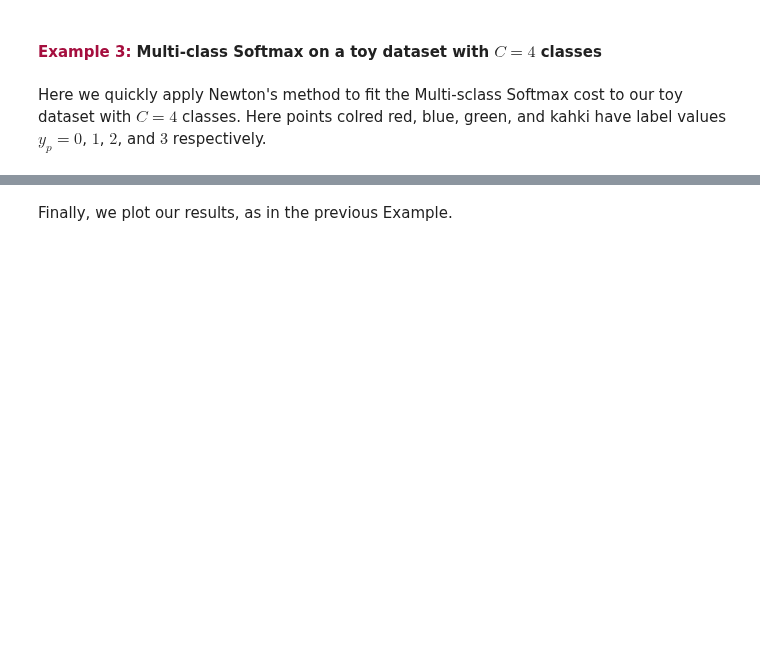
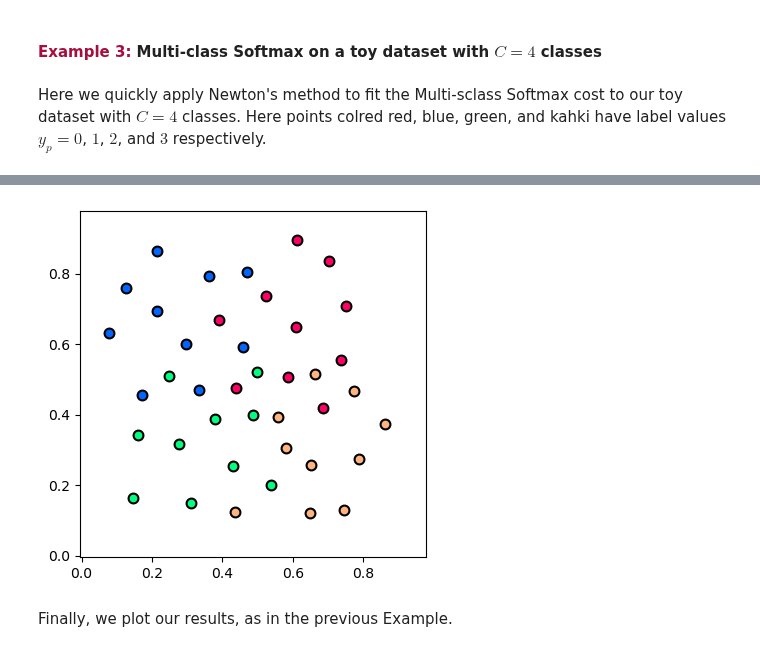
Before and after one commit to neonwatty/machine_learning_refined, a Jupyter notebook: notes/7_Linear_multiclass_classification/7_3_Perceptron.ipynb, the cells around one changed output, grey strips where cells are left out. Saved outputs shown, nothing was run; the diff lists cells and outputs as text; code cells hidden in the pictures; blank space fills up the shorter version.

```diff
--- a/notes/7_Linear_multiclass_classification/7_3_Perceptron.ipynb
+++ b/notes/7_Linear_multiclass_classification/7_3_Perceptron.ipynb
@@ -418,19 +411,19 @@ Here we quickly apply Newton's method to fit the Multi-sclass Softmax cost to ou
 # %%
 # This code cell will not be shown in the HTML version of this notebook
 # load in dataset
-data = np.loadtxt(datapath + '4class_data.csv',delimiter = ',')
+data = np.loadtxt('chapter_7_datasets/4class_data.csv',delimiter = ',')
 
 # get input/output pairs
 x = data[:-1,:]
 y = data[-1:,:]
 
-# create an instance of the ova demo
-demo = superlearn.multiclass_illustrator.Visualizer(data)
+# create instance of multiclass visualizer
+demo = section_7_3_helpers.MulticlassVisualizer(data)
 
 # visualize dataset
 demo.show_dataset()
 
 # run gradient descent to minimize cost
 g = multiclass_softmax; w = 0.1*np.random.randn(3,4); max_its = 5;
-weight_history,cost_history = optimizers.newtons_method(g,max_its,w)
+weight_history = demo.newtons_method(g,w,max_its=max_its)
 # %% [output]
@@ -439,3 +430,4 @@ weight_history,cost_history = optimizers.newtons_method(g,max_its,w)
+[figure, added]
 # %% [markdown]
 Finally, we plot our results, as in the previous Example.
 # %%
```
Also changed, not shown: parts of 7 cells of this notebook, 1 other file.
